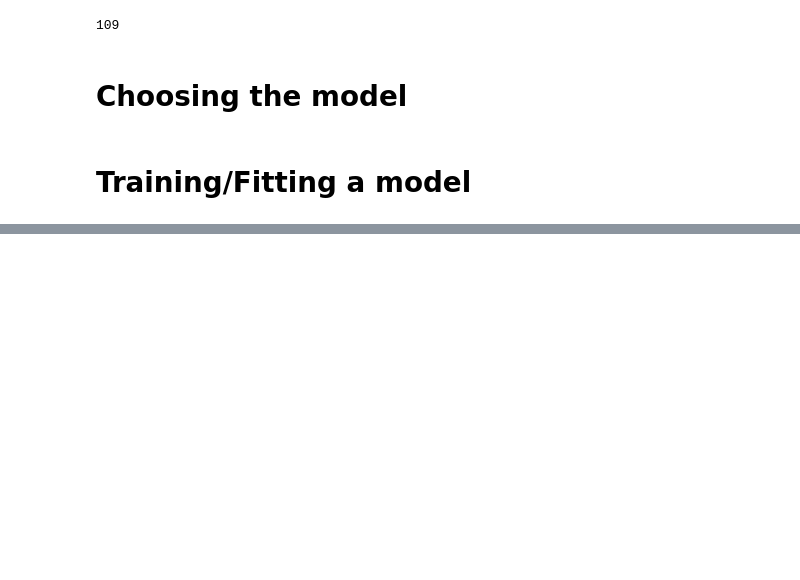
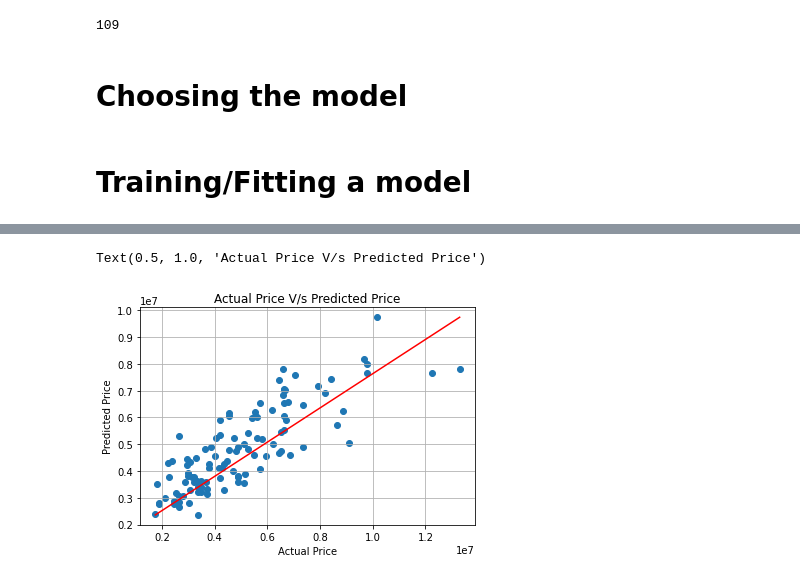
Before and after one commit to Parthrajt/House-Price-Prediction, a Jupyter notebook: House_Price_Prediction.ipynb, the cells around one changed output, grey strips where cells are left out. Drawn from its saved outputs; the diff is of its cells as text; code cells hidden in the pictures; blank space fills up the shorter version.

```diff
--- a/House_Price_Prediction.ipynb
+++ b/House_Price_Prediction.ipynb
@@ -474,0 +625,10 @@ AttributeError: ignored
+# %%
+plt.scatter(y_test,pred_y)
+plt.xlabel("Actual Price")
+plt.ylabel("Predicted Price")
+plt.grid()
+plt.plot([min(y_test),max(y_test)],[min(pred_y),max(pred_y)], color='red')
+plt.title('Actual Price V/s Predicted Price')
+# %% [output]
+Text(0.5, 1.0, 'Actual Price V/s Predicted Price')
+[figure, added]
```
Also changed, not shown: parts of 57 cells of this notebook.
